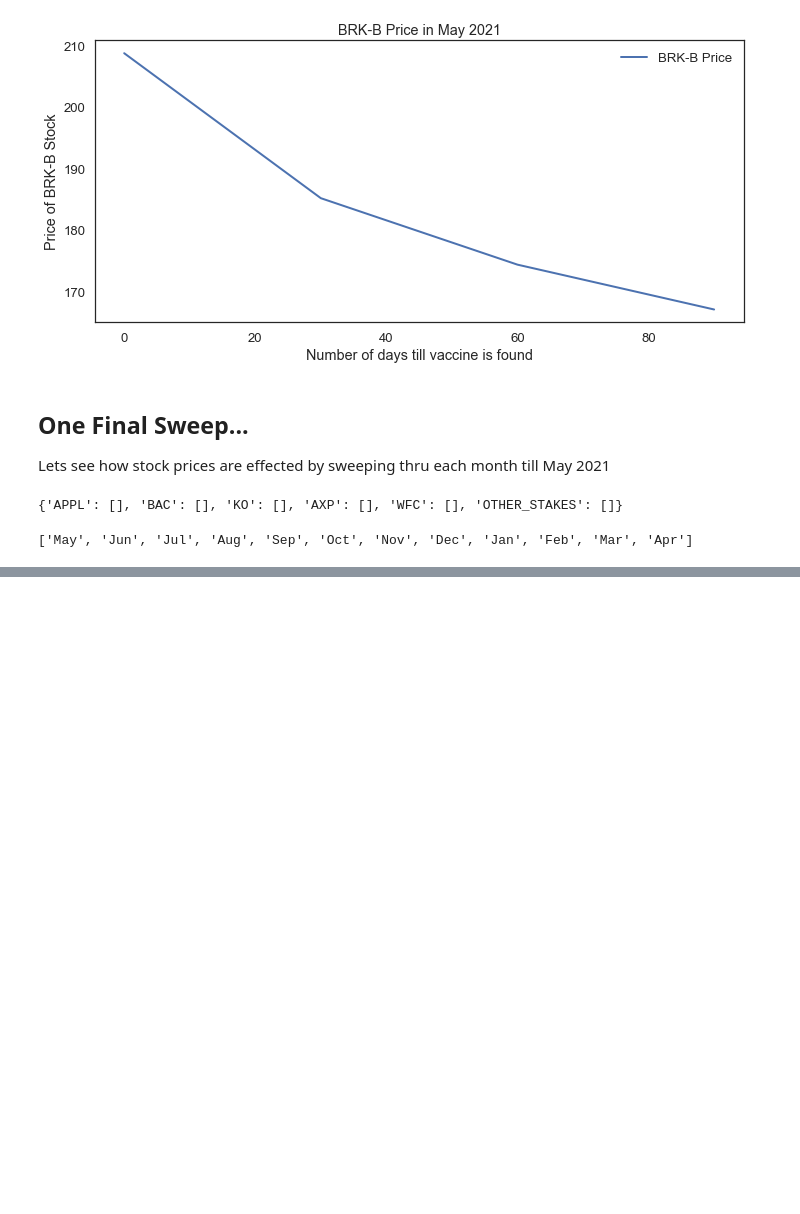
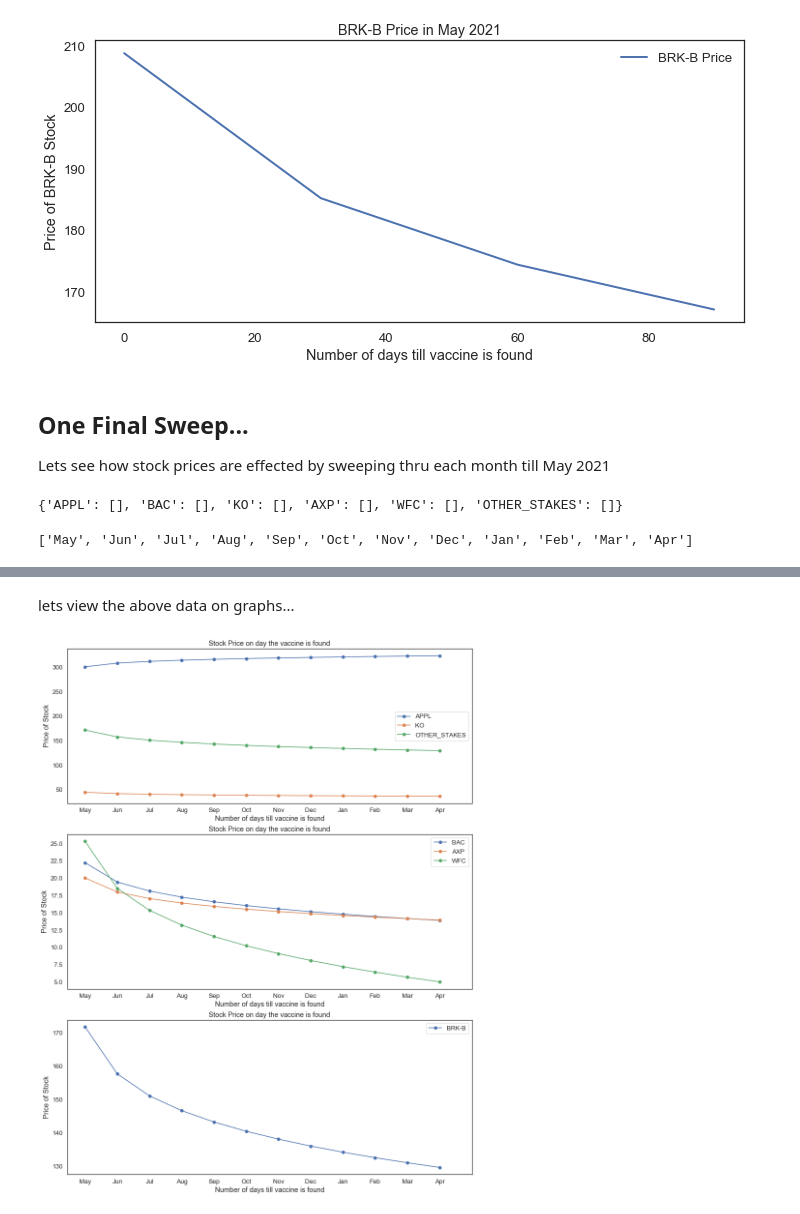
Before and after one commit to YasinEhsan/Berkshire-Hathaway-Price-Modeling, a Jupyter notebook: v2_brk_vaccine_x_days_.ipynb, the cells around one changed output, grey strips where cells are left out. Saved outputs shown, nothing was run; the diff lists cells and outputs as text; code cells hidden in the pictures; blank space fills up the shorter version.

```diff
--- a/v2_brk_vaccine_x_days_.ipynb
+++ b/v2_brk_vaccine_x_days_.ipynb
@@ -372,14 +366,18 @@ brk_prices_if_vaccineXdays = []
 # %% [output]
 {'APPL': [], 'BAC': [], 'KO': [], 'AXP': [], 'WFC': [], 'OTHER_STAKES': []}
 # %%
-# get months from may 2020 (today) to 12 months from now
+# get months range today (may 2020) to 12 months from now (april 2021)
 from datetime import datetime, timedelta
 from dateutil.relativedelta import relativedelta
 
 def get_forward_month_list():
     now = datetime.now()
     return [(now + relativedelta(months=i)).strftime('%b') for i in range(12)]
-months = get_forward_month_list()
+month_vaccine_found = get_forward_month_list()
 print(months)
 # %% [output]
 ['May', 'Jun', 'Jul', 'Aug', 'Sep', 'Oct', 'Nov', 'Dec', 'Jan', 'Feb', 'Mar', 'Apr']
+# %%
+# lets create our num of days till vaccine found array
+days_till_vaccine_found = linspace(0, 360, len(month_vaccine_found) + 1)
+print(days_till_vaccine_found)
@@ -385,0 +411,33 @@ print(months)
+# %% [markdown]
+lets view the above data on graphs...
+# %%
+# small change to the data for nicer labels and adjust width of graphs
+def plotAllStocks(data_in_Xdays, brk_prices_if_vaccineXdays):
+    num = 0
+    fig, ax = plt.subplots(3,1,figsize=(15,20))
+    for i, key in enumerate(data_in_Xdays):
+        sweep = plotIndividualStock(data_in_Xdays, brk_prices_if_vaccineXdays, key)
+        label =  key
+        if data_in_Xdays[key][0] > 30:
+            ax[0].plot(sweep, marker='o', label=label)
+            ax[0].legend(loc="best")
+        else:
+            ax[1].plot(sweep, marker='o', label=label)
+            ax[1].legend(loc="upper right")
+        if key == 'OTHER_STAKES':
+            ax[2].plot(sweep, marker='o', label='BRK-B')
+            ax[2].legend(loc="best")
+
+    for ax in ax.flat:
+        ax.set(title= 'Stock Price on day the vaccine is found',
+               xlabel='Number of days till vaccine is found',
+               ylabel='Price of Stock')
+        ax.set_xticks(days_till_vaccine_found)
+        ax.set_xticklabels(month_vaccine_found)
+
+
+
+
+plotAllStocks(data_in_Xdays, brk_prices_if_vaccineXdays)
+# %% [output]
+[figure, added]
```
Also changed, not shown: parts of 13 cells of this notebook.
